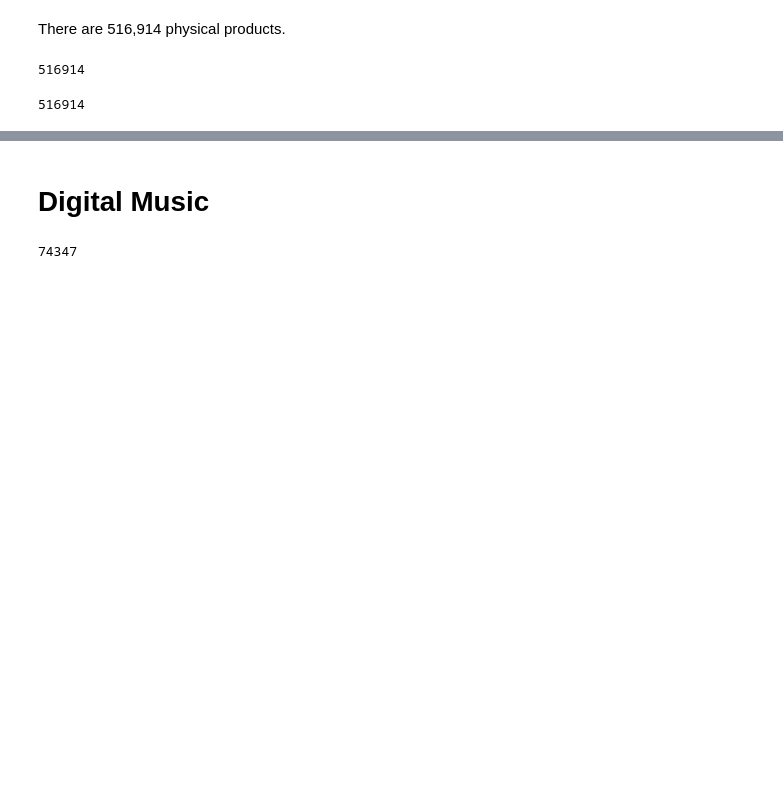
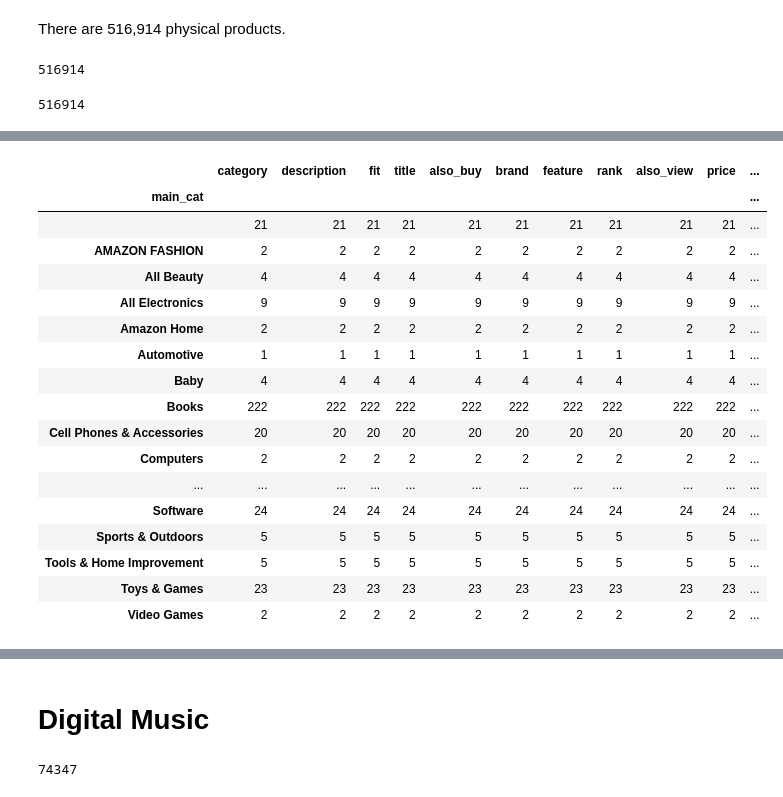
Before and after one commit to gracewainaina/CS396_Data_Science, a Jupyter notebook: cds_meta.ipynb, the cells around one changed output, grey strips where cells are left out. Saved outputs shown, nothing was run; the diff lists cells and outputs as text; code cells hidden in the pictures; blank space fills up the shorter version.

Commit message:
added music cleaning and eda files

```diff
--- a/cds_meta.ipynb
+++ b/cds_meta.ipynb
@@ -51,0 +311,2 @@ physicals.head()
+# %%
+physicals["price"] = physicals.apply(lambda x: "" if not x["price"].startswith("$") else x["price"], axis=1)
@@ -51,0 +371,6 @@ physicals.head()
+# %%
+physicals = physicals.replace('<img src="https://images-na.ssl-images-amazon.com/images/G/01/digital/music/logos/amzn_music_logo_subnav._CB471835632_.png" class="nav-categ-image" alt="Digital Music"/>', "Digital Music")
+# %%
+physicals = physicals.replace('<img src="https://m.media-amazon.com/images/G/01/digital/music/logos/amzn_music_logo_subnav._CB471835632_.png" class="nav-categ-image" alt="Digital Music"/>', "Digital Music")
+# %%
+physicals = physicals.replace('<img src="https://images-na.ssl-images-amazon.com/images/G/01/nav2/images/gui/amazon-fashion-store-new._CB520838675_.png" class="nav-categ-image" alt="AMAZON FASHION"/>', "AMAZON FASHION")
@@ -51,0 +388,21 @@ physicals.head()
+# %%
+physicals.groupby("main_cat").count()
+# %% [output]
+|  | category | description | fit | title | also_buy | brand | feature | rank | also_view | price | ... |
+| main_cat |  |  |  |  |  |  |  |  |  |  | ... |
+|  | 21 | 21 | 21 | 21 | 21 | 21 | 21 | 21 | 21 | 21 | ... |
+| AMAZON FASHION | 2 | 2 | 2 | 2 | 2 | 2 | 2 | 2 | 2 | 2 | ... |
+| All Beauty | 4 | 4 | 4 | 4 | 4 | 4 | 4 | 4 | 4 | 4 | ... |
+| All Electronics | 9 | 9 | 9 | 9 | 9 | 9 | 9 | 9 | 9 | 9 | ... |
+| Amazon Home | 2 | 2 | 2 | 2 | 2 | 2 | 2 | 2 | 2 | 2 | ... |
+| Automotive | 1 | 1 | 1 | 1 | 1 | 1 | 1 | 1 | 1 | 1 | ... |
+| Baby | 4 | 4 | 4 | 4 | 4 | 4 | 4 | 4 | 4 | 4 | ... |
+| Books | 222 | 222 | 222 | 222 | 222 | 222 | 222 | 222 | 222 | 222 | ... |
+| Cell Phones & Accessories | 20 | 20 | 20 | 20 | 20 | 20 | 20 | 20 | 20 | 20 | ... |
+| Computers | 2 | 2 | 2 | 2 | 2 | 2 | 2 | 2 | 2 | 2 | ... |
+| ... | ... | ... | ... | ... | ... | ... | ... | ... | ... | ... | ... |
+| Software | 24 | 24 | 24 | 24 | 24 | 24 | 24 | 24 | 24 | 24 | ... |
+| Sports & Outdoors | 5 | 5 | 5 | 5 | 5 | 5 | 5 | 5 | 5 | 5 | ... |
+| Tools & Home Improvement | 5 | 5 | 5 | 5 | 5 | 5 | 5 | 5 | 5 | 5 | ... |
+| Toys & Games | 23 | 23 | 23 | 23 | 23 | 23 | 23 | 23 | 23 | 23 | ... |
+| Video Games | 2 | 2 | 2 | 2 | 2 | 2 | 2 | 2 | 2 | 2 | ... |
```
Also changed, not shown: parts of 133 cells of this notebook, 2 other files.
